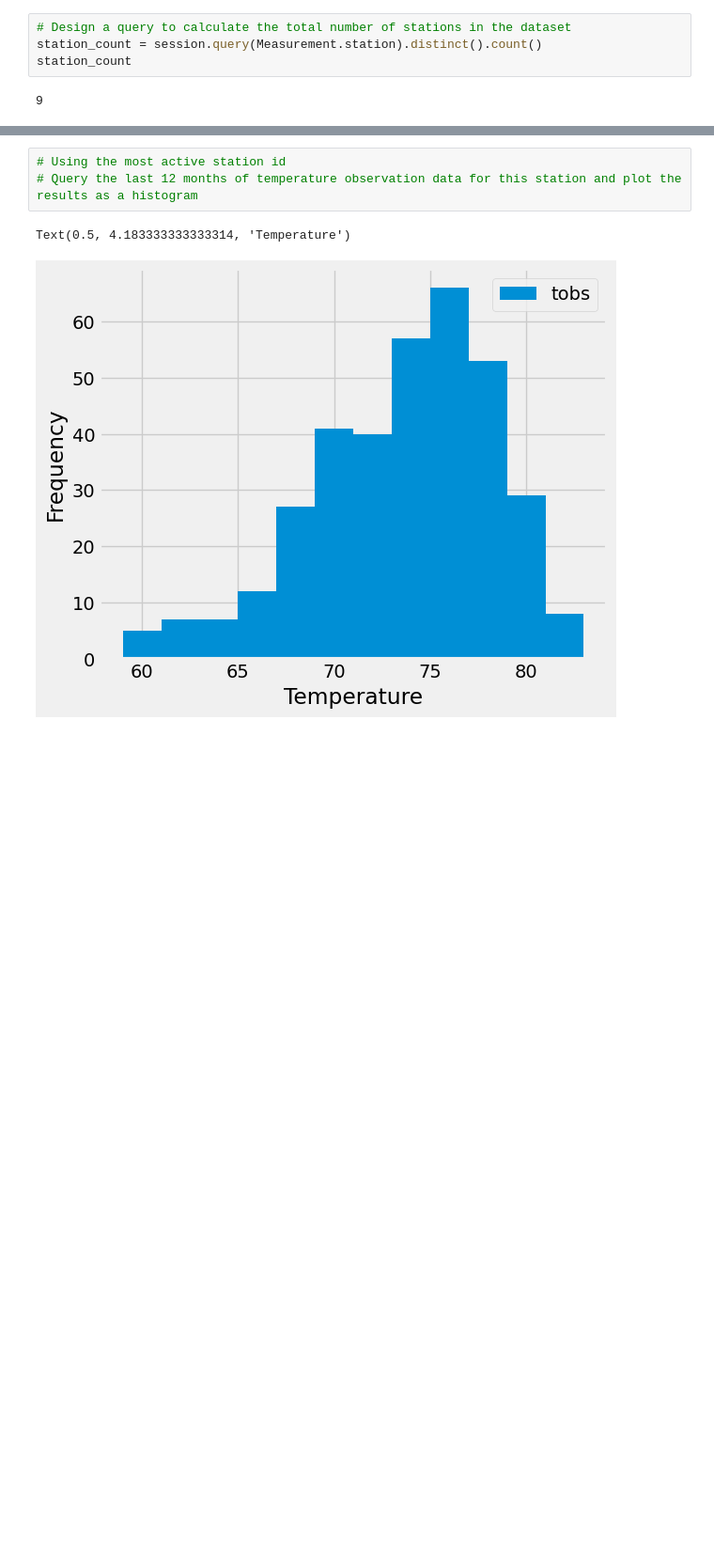
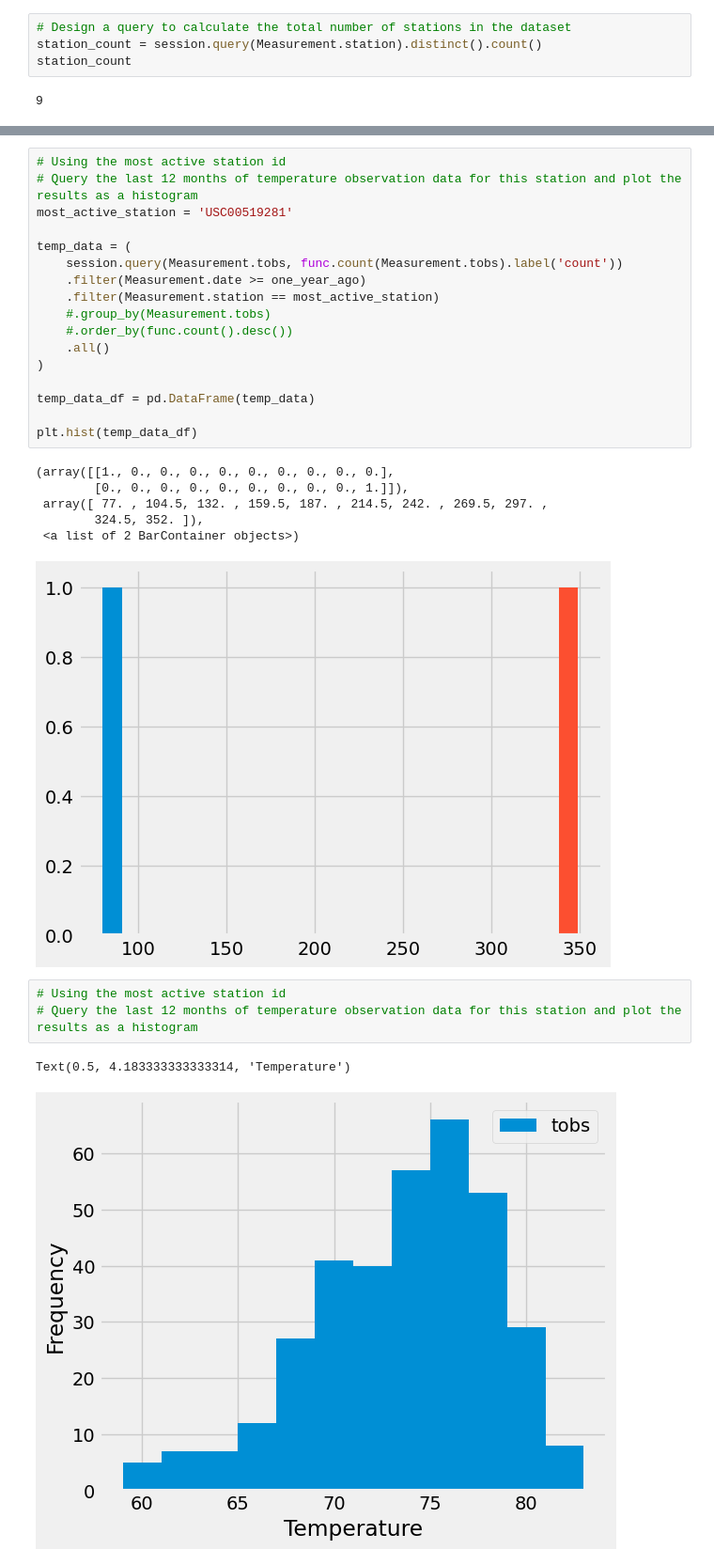
Before and after one commit to Tylerwilliams3644/sqlalchemy-challenge, a Jupyter notebook: Starter_Code/SurfsUp/climate_starter.ipynb, the cells around one changed output, grey strips where cells are left out. Shown at 94% size. Saved outputs shown, nothing was run; the diff lists cells and outputs as text; blank space fills up the shorter version.

Commit message:
need to finish hist

```diff
--- a/Starter_Code/SurfsUp/climate_starter.ipynb
+++ b/Starter_Code/SurfsUp/climate_starter.ipynb
@@ -218,5 +151,29 @@ test_count
 # %% [output]
 [(54.0, 85.0, 71.66378066378067)]
+# %%
+# Using the most active station id
+# Query the last 12 months of temperature observation data for this station and plot the results as a histogram
+most_active_station = 'USC00519281'
+
+temp_data = (
+    session.query(Measurement.tobs, func.count(Measurement.tobs).label('count'))
+    .filter(Measurement.date >= one_year_ago)
+    .filter(Measurement.station == most_active_station)
+    #.group_by(Measurement.tobs)
+    #.order_by(func.count().desc())
+    .all()
+)
+
+temp_data_df = pd.DataFrame(temp_data)
+
+plt.hist(temp_data_df)
+# %% [output]
+(array([[1., 0., 0., 0., 0., 0., 0., 0., 0., 0.],
+        [0., 0., 0., 0., 0., 0., 0., 0., 0., 1.]]),
+ array([ 77. , 104.5, 132. , 159.5, 187. , 214.5, 242. , 269.5, 297. ,
+        324.5, 352. ]),
+ <a list of 2 BarContainer objects>)
+[figure, added]
 # %%
 # Using the most active station id
 # Query the last 12 months of temperature observation data for this station and plot the results as a histogram
```
Also changed, not shown: parts of 14 cells of this notebook.
